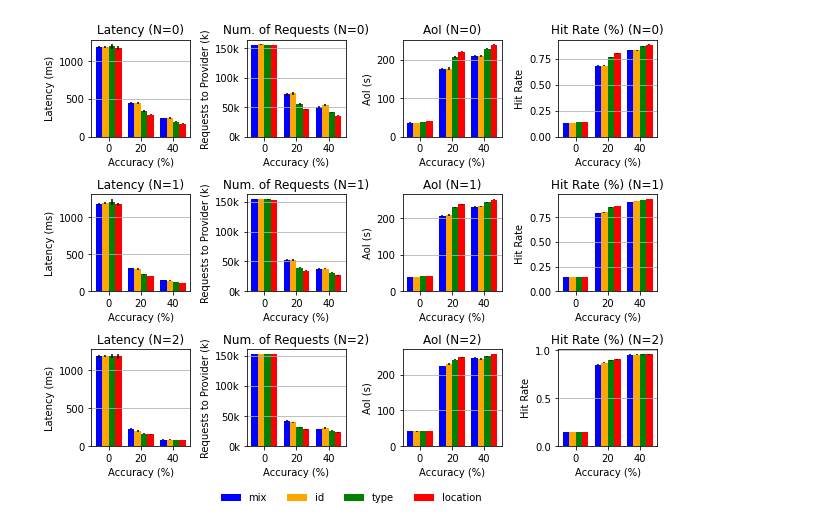
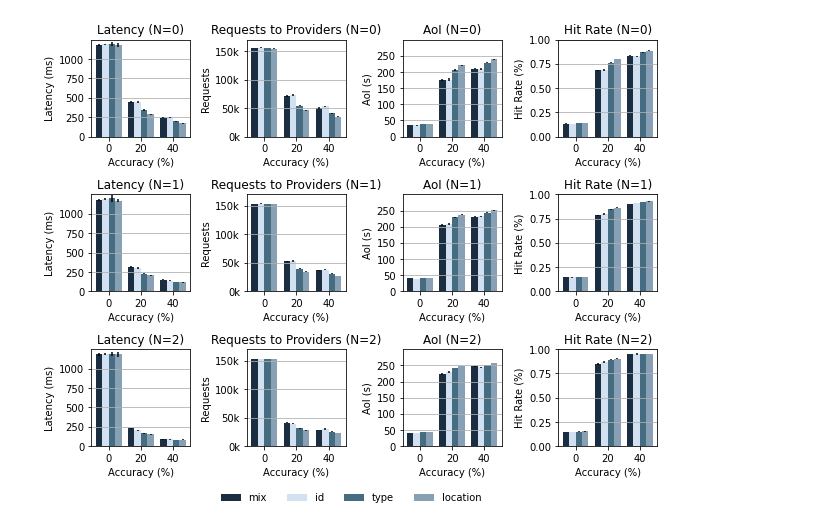
Before and after one commit to UniBO-PRISMLab/cache_simulator, a Jupyter notebook: experiments/scripts/generate-graphs.ipynb, the cells around one changed output. Drawn from its saved outputs; the diff is of its cells as text; code cells hidden in the pictures.

```diff
--- a/experiments/scripts/generate-graphs.ipynb
+++ b/experiments/scripts/generate-graphs.ipynb
@@ -141,7 +143,7 @@ for neighbor_index, neighbor in enumerate(neighbor_values):
         # Set the width of each bar
         bar_width = 0.2
         # Set the colors for each user type
-        colors = ['blue', 'orange', 'green', 'red']
+        colors = ['#1B2D41', '#D1E1F2', '#466C82', '#87A0B3' ]
 
         # Create a subplot for the current graph and neighbor value
         ax = axes[neighbor_index, graph_index]
@@ -163,41 +165,47 @@ for neighbor_index, neighbor in enumerate(neighbor_values):
         title = ""
         # Set the title and legend
         if graph == 'number_of_requests_to_provider':
-            ax.set_ylabel('Requests to Provider (k)')
+            ax.set_ylabel('Requests')
+            ax.set_yticks(np.arange(0, 170000, 50000))  # Add ticks every 250 units
             ax.set_yticklabels([f'{int(y/1000)}k' for y in ax.get_yticks()])
-            title = "Num. of Requests"
+            title = "Requests to Providers"
+            ax.set_ylim([0, 170000])
         elif graph == 'aoi':
             ax.set_ylabel('AoI (s)')
+            ax.set_yticks(np.arange(0, 300000, 50000))  # Add ticks every 250 units
             ax.set_yticklabels([f'{int(y/1000)}' for y in ax.get_yticks()])
             title = "AoI"
+            ax.set_ylim([0, 300000])
         elif graph == 'total_latency':
             ax.set_ylabel('Latency (ms)')
+            ax.set_yticks(np.arange(0, 1250, 250))  # Add ticks every 250 units
+            ax.set_ylim([0, 1250])
+
             title = "Latency"
         else:
-            ax.set_ylabel(graph.replace('_', ' ').title())
-            tile = f'{graph.replace("_", " ").title()}'
-            title = "Hit Rate (%)"
-
+            ax.set_ylabel('Hit Rate (%)')
+            ax.set_ylim([0, 1])
+            title = "Hit Rate"
         ax.set_title(f'{title} (N={neighbor})')
         # ax.legend()
         """  if (neighbor_index == len(neighbor_values)-1 and graph_index == len(graphs) - 1):
             handles, labels = ax.get_legend_handles_labels()
             fig.legend(handles, labels, loc='lower center', ncol=len(labels), bbox_to_anchor=(0.5, -0.05), frameon=False)
         """
         # Add horizontal grid
-        ax.yaxis.grid(True)
+        ax.yaxis.grid(True, which='both')
 
 # Adjust the spacing between subplots
 fig.tight_layout(rect=[0, 0, 1, 1])
 
 handles, labels = ax.get_legend_handles_labels()
 fig.legend(handles, labels, loc='lower center', ncol=len(labels), bbox_to_anchor=(0.5, -0.05), frameon=False)
 # Show the plot
 plt.savefig('user_types.pdf', format='pdf',  bbox_inches='tight')
 
 plt.show()
 # %% [output]
-[figure, old version]
+[figure, new version]
 # %%
 import pandas as pd
 import matplotlib.pyplot as plt
```
Also changed, not shown: parts of 3 cells of this notebook, 58 other files.
